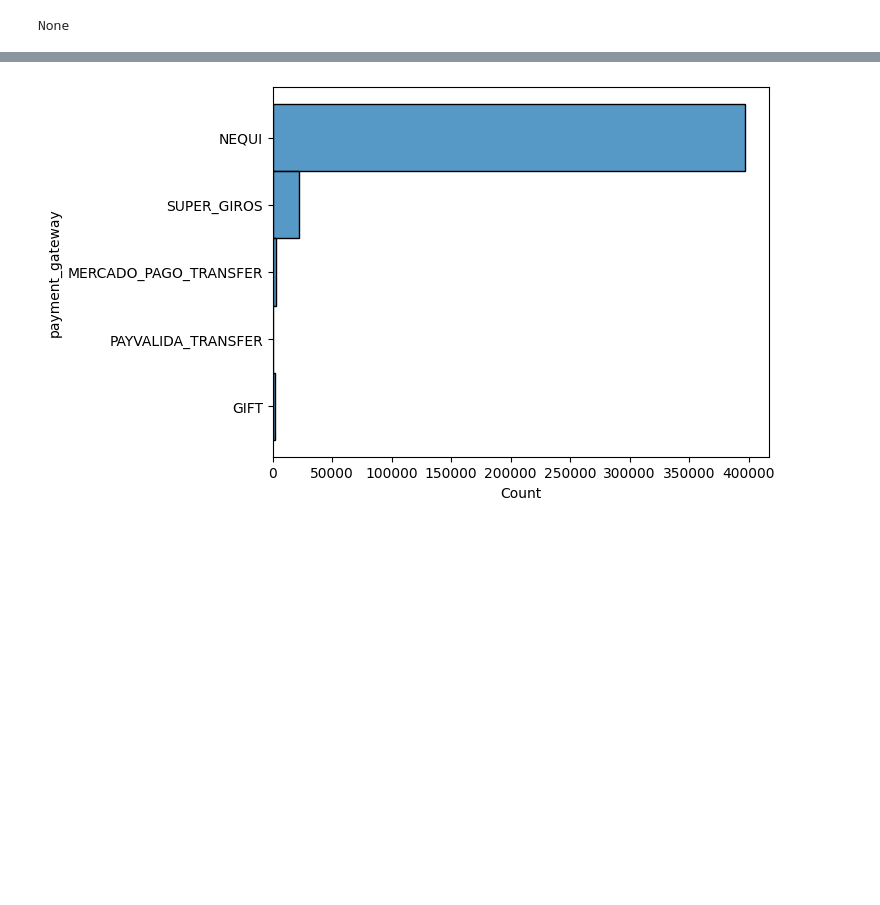
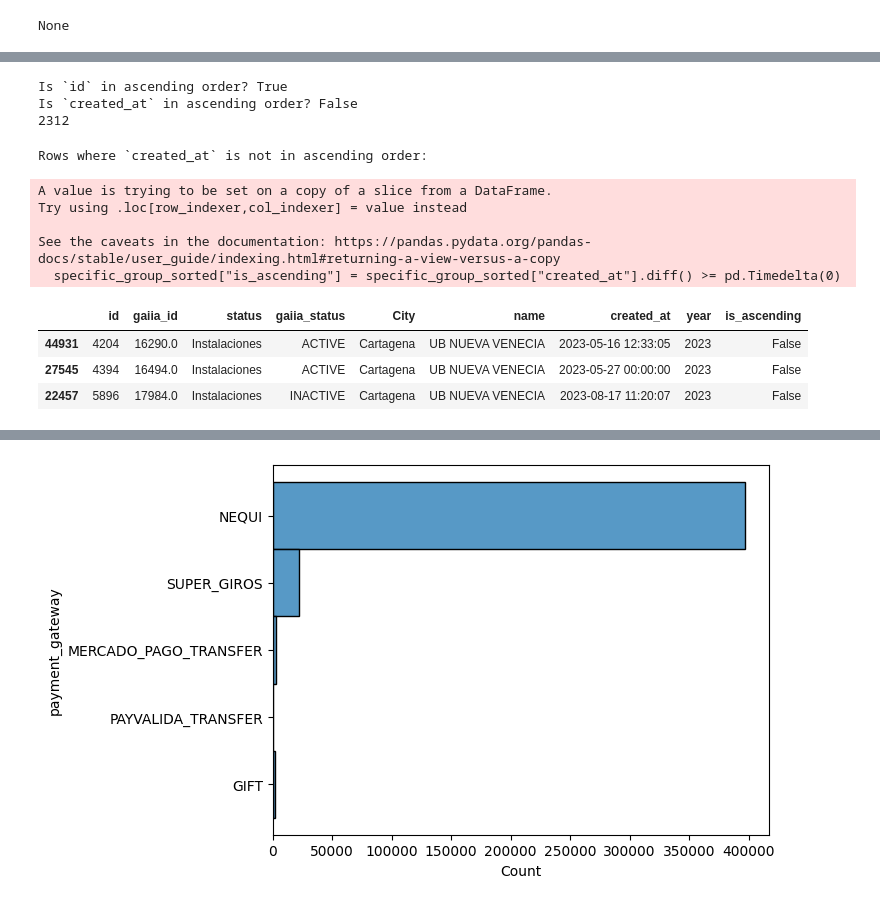
Before and after one commit to mcabas/job_search_tests, a Jupyter notebook: Fibrazo/EDA_fibrazo.ipynb, the cells around one changed output, grey strips where cells are left out. Saved outputs shown, nothing was run; the diff lists cells and outputs as text; code cells hidden in the pictures; blank space fills up the shorter version.

```diff
--- a/Fibrazo/EDA_fibrazo.ipynb
+++ b/Fibrazo/EDA_fibrazo.ipynb
@@ -330,0 +531,40 @@ None
+# %%
+specific_group_sorted = df_clients[
+     (df_clients["name"] == "UB NUEVA VENECIA")]
+
+# Validate that `id` and `created_at` are in ascending order
+is_id_ascending = specific_group_sorted["id"].is_monotonic_increasing
+is_created_at_ascending = specific_group_sorted["created_at"].is_monotonic_increasing
+
+print(f"Is `id` in ascending order? {is_id_ascending}")
+print(f"Is `created_at` in ascending order? {is_created_at_ascending}")
+
+print(specific_group_sorted.size)
+# %% [output]
+Is `id` in ascending order? True
+Is `created_at` in ascending order? False
+2312
+# %%
+# Validate which rows in `created_at` are not in ascending order
+specific_group_sorted["is_ascending"] = specific_group_sorted["created_at"].diff() >= pd.Timedelta(0)
+
+# Identify rows where `created_at` is not in ascending order
+non_ascending_rows = specific_group_sorted[specific_group_sorted["is_ascending"] == False]
+
+# Display the rows where `created_at` is not in ascending order
+print("Rows where `created_at` is not in ascending order:")
+display(non_ascending_rows)
+
+# `created_at` does not seem to be consistently increasing along with the id value,
+#  however, these exceptions are only 0.1% of the sample
+# %% [output]
+Rows where `created_at` is not in ascending order:
+A value is trying to be set on a copy of a slice from a DataFrame.
+Try using .loc[row_indexer,col_indexer] = value instead
+
+See the caveats in the documentation: https://pandas.pydata.org/pandas-docs/stable/user_guide/indexing.html#returning-a-view-versus-a-copy
+  specific_group_sorted["is_ascending"] = specific_group_sorted["created_at"].diff() >= pd.Timedelta(0)
+|  | id | gaiia_id | status | gaiia_status | City | name | created_at | year | is_ascending |
+| 44931 | 4204 | 16290.0 | Instalaciones | ACTIVE | Cartagena | UB NUEVA VENECIA | 2023-05-16 12:33:05 | 2023 | False |
+| 27545 | 4394 | 16494.0 | Instalaciones | ACTIVE | Cartagena | UB NUEVA VENECIA | 2023-05-27 00:00:00 | 2023 | False |
+| 22457 | 5896 | 17984.0 | Instalaciones | INACTIVE | Cartagena | UB NUEVA VENECIA | 2023-08-17 11:20:07 | 2023 | False |
```
Also changed, not shown: parts of 28 cells of this notebook.
